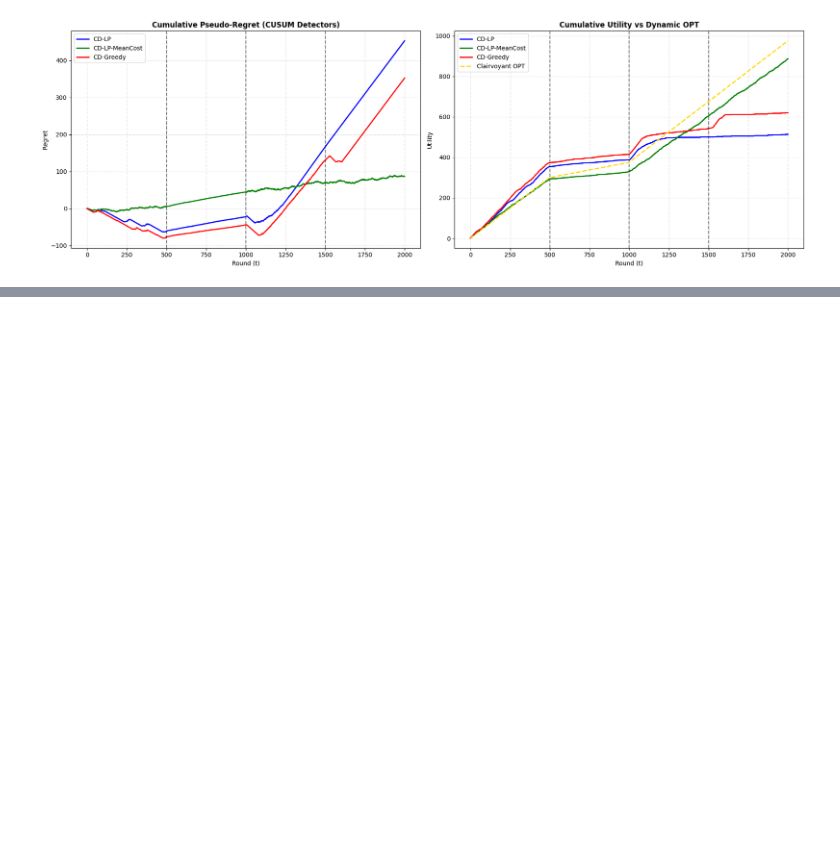
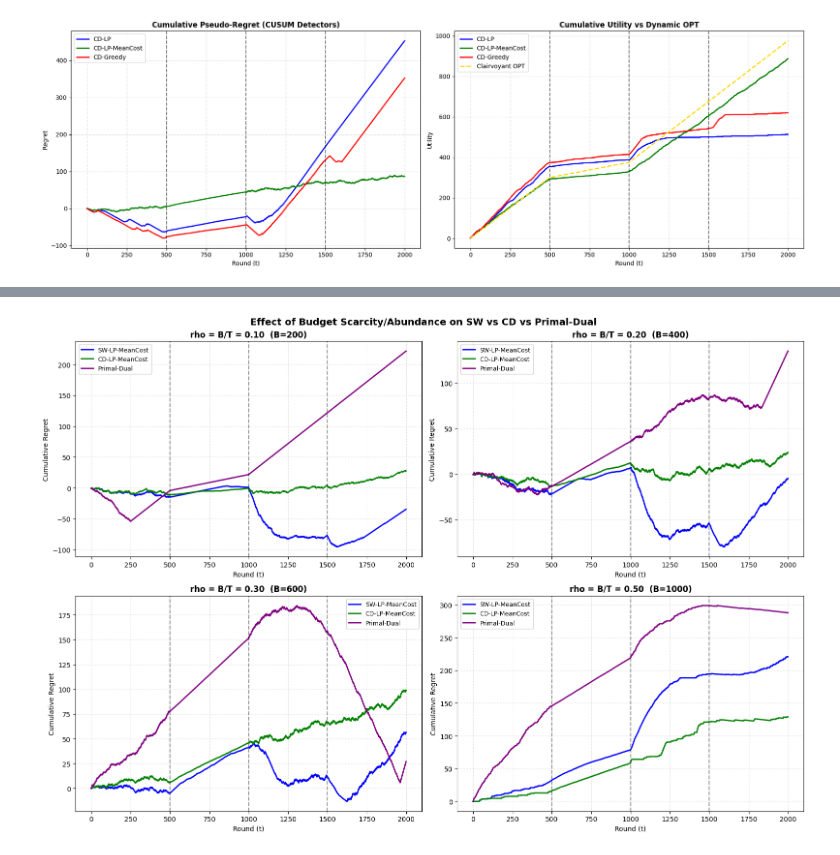
Before and after one commit to AntoineGaborieau/OLA_project, a Jupyter notebook: notebooks/Requirement4.ipynb, the cells around one changed output, grey strips where cells are left out. Cells and saved outputs as stored; diff of their text form; code cells hidden in the pictures; blank space fills up the shorter version.

```diff
--- a/notebooks/Requirement4.ipynb
+++ b/notebooks/Requirement4.ipynb
@@ -1084,0 +1598,76 @@ Resets Triggered: 8 | Final Regret: 352.43 | Final Utility: 619.80 | Bankrupt: F
+# %%
+import numpy as np
+import matplotlib.pyplot as plt
+from src.req3_learners import PrimalDualMultiCampaignAgent
+
+VALUES    = [1.5, 1.2]
+BID_SPACE = [0.0, 0.5, 1.0, 1.5]
+T = 2000
+CONFLICT = [[False, True], [True, False]]
+BREAKPOINTS = [0, 500, 1000, 1500]
+W = 200
+DELTA, LAMBDA_TH = 0.1, 1.5
+configs = [
+    {"means": [0.4, 0.3], "stds": [0.1, 0.1]},
+    {"means": [1.1, 1.0], "stds": [0.2, 0.2]},
+    {"means": [0.3, 1.2], "stds": [0.1, 0.2]},
+    {"means": [0.2, 0.1], "stds": [0.05, 0.05]}
+]
+
+BUDGET_RATIOS = [0.10, 0.20, 0.30, 0.50]   # B = ratio * T; 0.30 is your original baseline
+FULL_FEEDBACK_AGENTS = (PrimalDualMultiCampaignAgent,)
+colors = {'SW-LP-MeanCost': 'blue', 'CD-LP-MeanCost': 'green', 'Primal-Dual': 'purple'}
+
+fig, axes = plt.subplots(2, 2, figsize=(16, 11))
+axes = axes.flatten()
+
+for ax_idx, ratio in enumerate(BUDGET_RATIOS):
+    B = ratio * T
+    print(f"\n=== Budget ratio rho = {ratio:.2f}  (B={B:.1f}) ===")
+
+    env_baseline = SlightlyNonStationaryMultiCampaignEnvironment(
+        VALUES, B, T, CONFLICT, BREAKPOINTS, dist_type='gaussian', interval_configs=configs
+    )
+    opt_nets = []
+    for k in range(env_baseline.n_intervals):
+        cdfs_k = [lambda b, camp_i=i, interval=k: env_baseline.win_prob(interval, camp_i, b) for i in range(env_baseline.N)]
+        _, _, opt_net = compute_clairvoyant(VALUES, BID_SPACE, B, T, CONFLICT, cdfs_k)
+        opt_nets.append(opt_net)
+
+    agents = {
+        "SW-LP-MeanCost": SW_LP_MeanCost_Agent(VALUES, BID_SPACE, B, T, CONFLICT, W),
+        "CD-LP-MeanCost": CD_LP_MeanCost_Agent(VALUES, BID_SPACE, B, T, CONFLICT, delta=DELTA, lambda_th=LAMBDA_TH),
+        "Primal-Dual":    PrimalDualMultiCampaignAgent(VALUES, BID_SPACE, B, T, CONFLICT),
+    }
+
+    ax = axes[ax_idx]
+    for name, agent in agents.items():
+        env = SlightlyNonStationaryMultiCampaignEnvironment(
+            VALUES, B, T, CONFLICT, BREAKPOINTS, dist_type='gaussian', interval_configs=configs, seed=101
+        )
+        np.random.seed(42)
+
+        regrets = np.zeros(T)
+        for t in range(T):
+            bids = agent.pull_arm()
+            won, rew, cost, info = env.resolve_auction(bids)
+            if isinstance(agent, FULL_FEEDBACK_AGENTS):
+                agent.update(won, rew, cost, info["m_t"])
+            else:
+                agent.update(won, rew, cost)
+            regrets[t] = opt_nets[info["interval"]] - info["expected_net"]
+
+        cum_regret = np.cumsum(regrets)
+        ax.plot(cum_regret, label=name, color=colors[name], lw=2)
+        print(f"  {name:<16} Final Regret: {cum_regret[-1]:7.2f} | Bankrupt: {env.bankrupt}")
+
+    for bp in BREAKPOINTS[1:]:
+        ax.axvline(bp, color='black', linestyle='--', alpha=0.4)
+    ax.set_title(f'rho = B/T = {ratio:.2f}  (B={B:.0f})', fontweight='bold')
+    ax.set_xlabel('Round (t)'); ax.set_ylabel('Cumulative Regret')
+    ax.legend(fontsize=9); ax.grid(True, linestyle=':', alpha=0.6)
+
+fig.suptitle('Effect of Budget Scarcity/Abundance on SW vs CD vs Primal-Dual', fontsize=14, fontweight='bold')
+plt.tight_layout()
+plt.show()
+# %% [output]
@@ -1084,0 +1693 @@ Resets Triggered: 8 | Final Regret: 352.43 | Final Utility: 619.80 | Bankrupt: F
+[figure, added]
```
Also changed, not shown: parts of 10 cells of this notebook.
